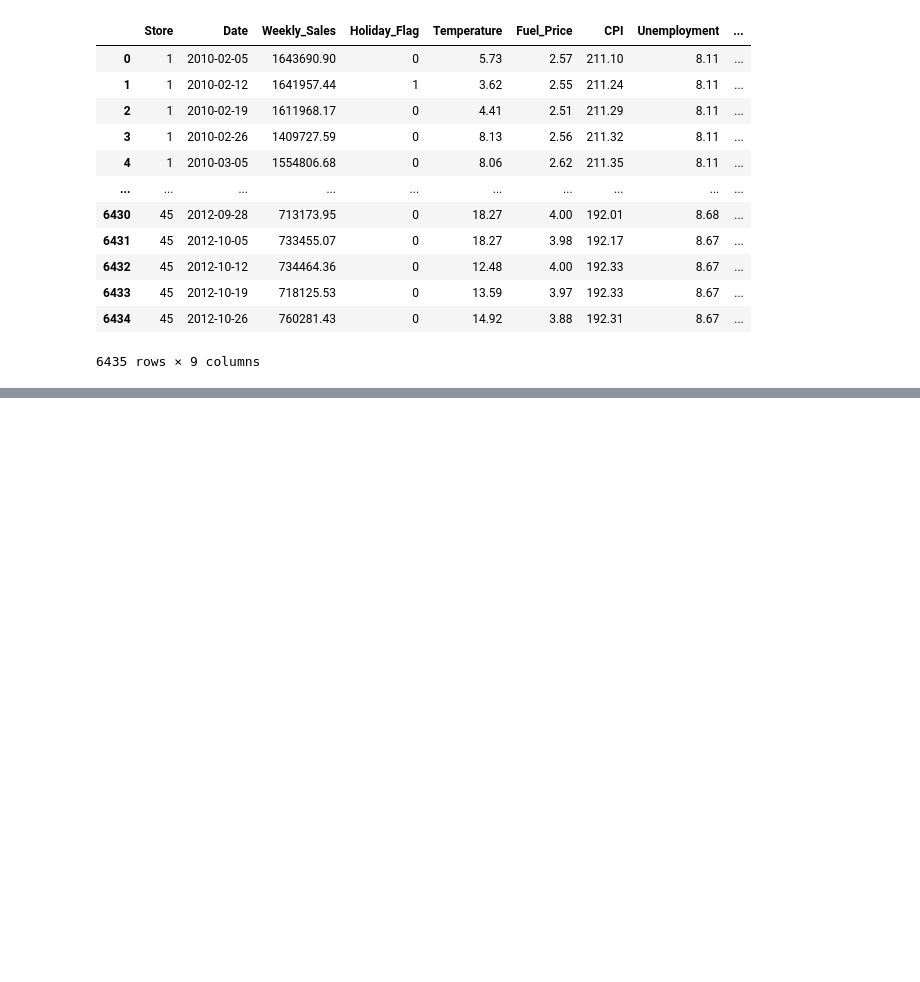
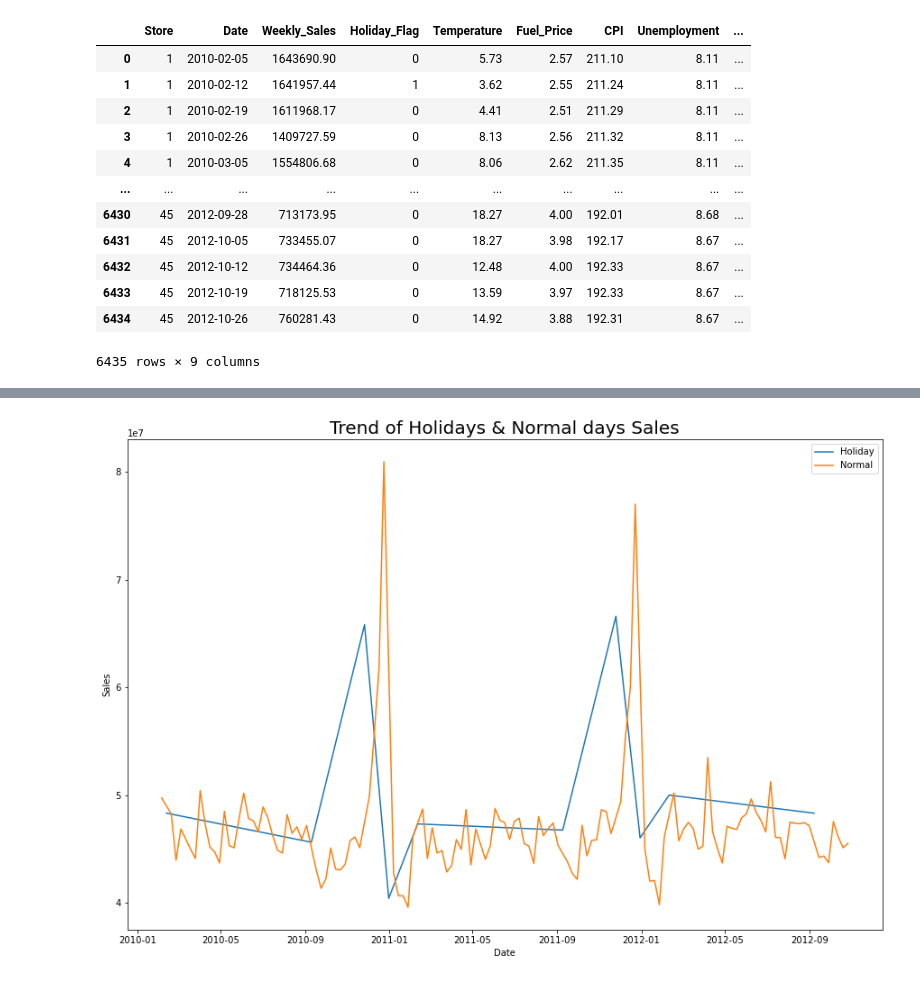
Before and after one commit to ndkhoa0704/DS-Tech-Final, a Jupyter notebook: trongdat.ipynb, the cells around one changed output, grey strips where cells are left out. Cells and saved outputs as stored; diff of their text form; code cells hidden in the pictures; blank space fills up the shorter version.

Commit message:
some questions and visualization

```diff
--- a/trongdat.ipynb
+++ b/trongdat.ipynb
@@ -69,7 +70,7 @@ Holiday Events
 # %%
 holiday_events = {
     'SuperBowl':['12-02-2010','11-02-2011','10-02-2012','08-02-2013'],
-    'LabourDay':['10-09-2010','07-09-2012','06-09-2013'],
+    'LabourDay':['10-09-2010','05-09-2011','07-09-2012','06-09-2013'],
     'Thanksgiving':['26-11-2010','25-11-2011','23-11-2012','29-11-2013'],
     'Christmas':['31-12-2010','30-12-2011','28-12-2012','27-12-2013']
     }
@@ -142,0 +163,17 @@ QUESTION:
+# %%
+#Weekly Sales of normal days and holidays
+holiday_sales_df = df[df['Holiday_Flag'] == 1].sort_values(by='Date')
+normal_sales_df = df[df['Holiday_Flag'] == 0].sort_values(by ='Date')
+holiday_sales = holiday_sales_df.groupby('Date')['Weekly_Sales'].sum()
+normal_sales = normal_sales_df.groupby('Date')['Weekly_Sales'].sum()
+#Plot trend
+plt.figure(figsize = (15,10))
+plt.plot(holiday_sales)
+plt.plot(normal_sales)
+plt.xlabel('Date')
+plt.ylabel('Sales')
+plt.title('Trend of Holidays & Normal days Sales',size =20)
+plt.legend(['Holiday','Normal'])
+plt.show()
+# %% [output]
+[figure, added]
```
Also changed, not shown: parts of 5 cells of this notebook.
